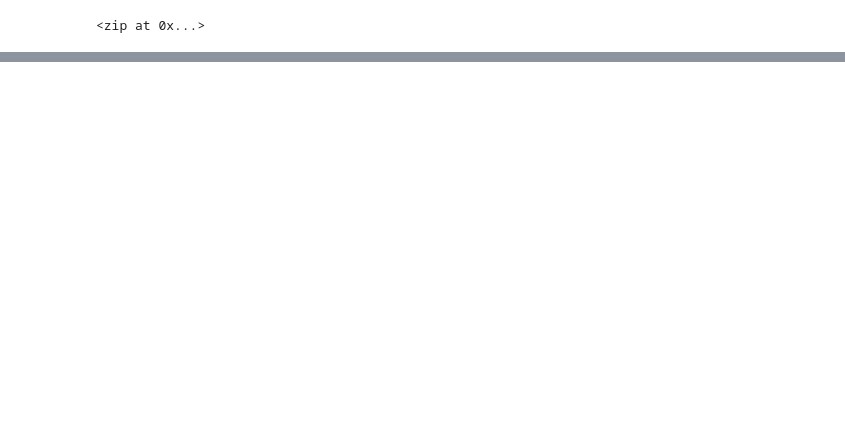
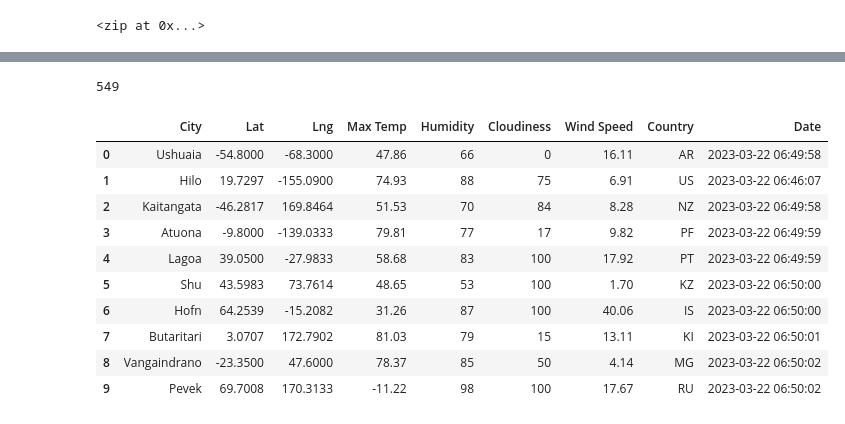
Before and after one commit to RaoulA123/World_WeatherAnalysis, a Jupyter notebook: WeatherPyv1.ipynb, the cells around one changed output, grey strips where cells are left out. Cells and saved outputs as stored; diff of their text form; code cells hidden in the pictures; blank space fills up the shorter version.

```diff
--- a/WeatherPyv1.ipynb
+++ b/WeatherPyv1.ipynb
@@ -77,0 +94,3 @@ len(cities)
+# %%
+# Assemble the OpenWeatherMap's API call
+url = "http://api.openweathermap.org/data/2.5/weather?units=Imperial&APPID=" + weather_api_key
@@ -77,0 +178,21 @@ len(cities)
+# %%
+# Print the length of the city_data list to verify how many cities you have
+len(city_data)
+# %% [output]
+549
+# %%
+# Convert the array of dictionaries to a Pandas DataFrame.
+city_data_df = pd.DataFrame(city_data)
+city_data_df.head(10)
+# %% [output]
+|  | City | Lat | Lng | Max Temp | Humidity | Cloudiness | Wind Speed | Country | Date |
+| 0 | Ushuaia | -54.8000 | -68.3000 | 47.86 | 66 | 0 | 16.11 | AR | 2023-03-22 06:49:58 |
+| 1 | Hilo | 19.7297 | -155.0900 | 74.93 | 88 | 75 | 6.91 | US | 2023-03-22 06:46:07 |
+| 2 | Kaitangata | -46.2817 | 169.8464 | 51.53 | 70 | 84 | 8.28 | NZ | 2023-03-22 06:49:58 |
+| 3 | Atuona | -9.8000 | -139.0333 | 79.81 | 77 | 17 | 9.82 | PF | 2023-03-22 06:49:59 |
+| 4 | Lagoa | 39.0500 | -27.9833 | 58.68 | 83 | 100 | 17.92 | PT | 2023-03-22 06:49:59 |
+| 5 | Shu | 43.5983 | 73.7614 | 48.65 | 53 | 100 | 1.70 | KZ | 2023-03-22 06:50:00 |
+| 6 | Hofn | 64.2539 | -15.2082 | 31.26 | 87 | 100 | 40.06 | IS | 2023-03-22 06:50:00 |
+| 7 | Butaritari | 3.0707 | 172.7902 | 81.03 | 79 | 15 | 13.11 | KI | 2023-03-22 06:50:01 |
+| 8 | Vangaindrano | -23.3500 | 47.6000 | 78.37 | 85 | 50 | 4.14 | MG | 2023-03-22 06:50:02 |
+| 9 | Pevek | 69.7008 | 170.3133 | -11.22 | 98 | 100 | 17.67 | RU | 2023-03-22 06:50:02 |
```
Also changed, not shown: parts of 8 cells of this notebook.
